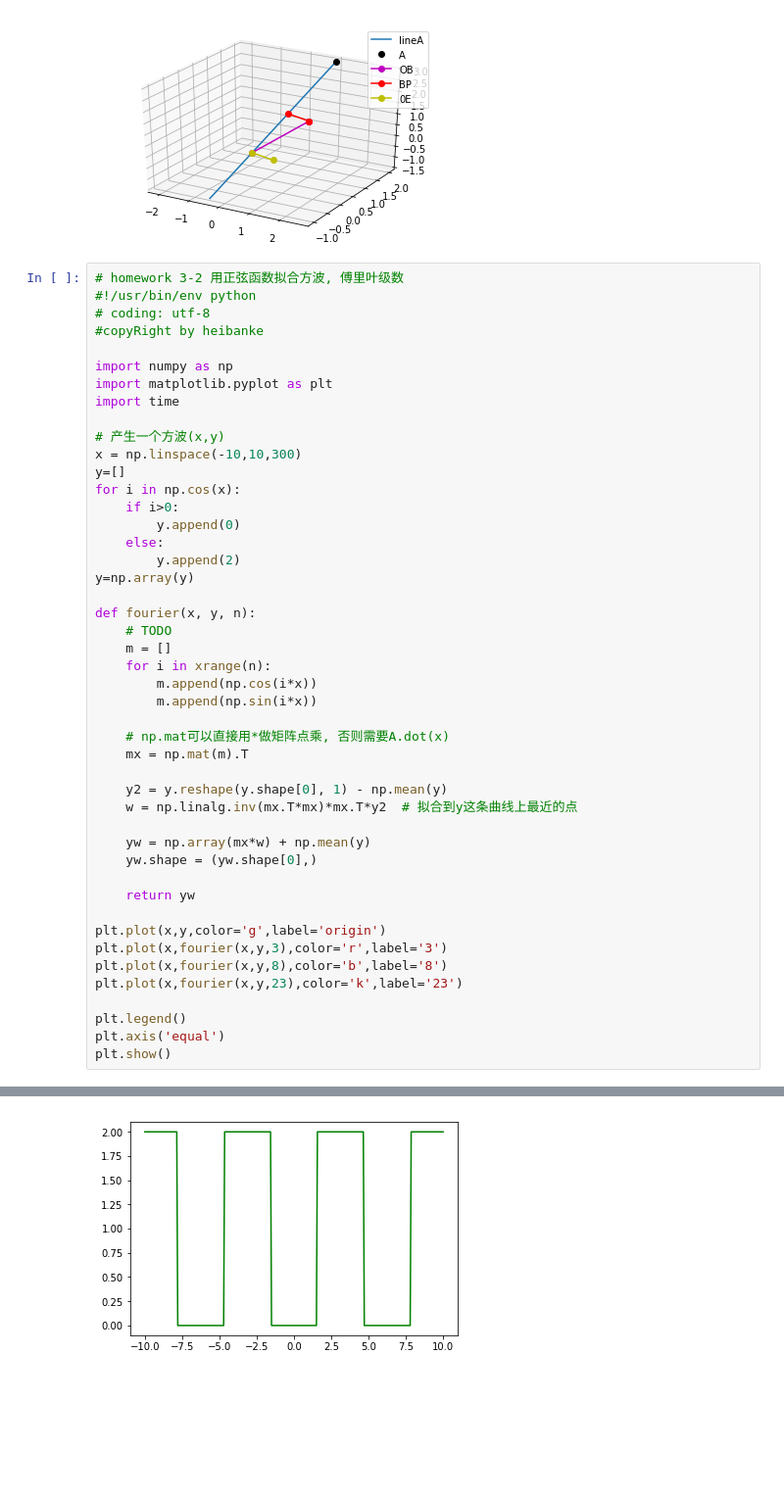
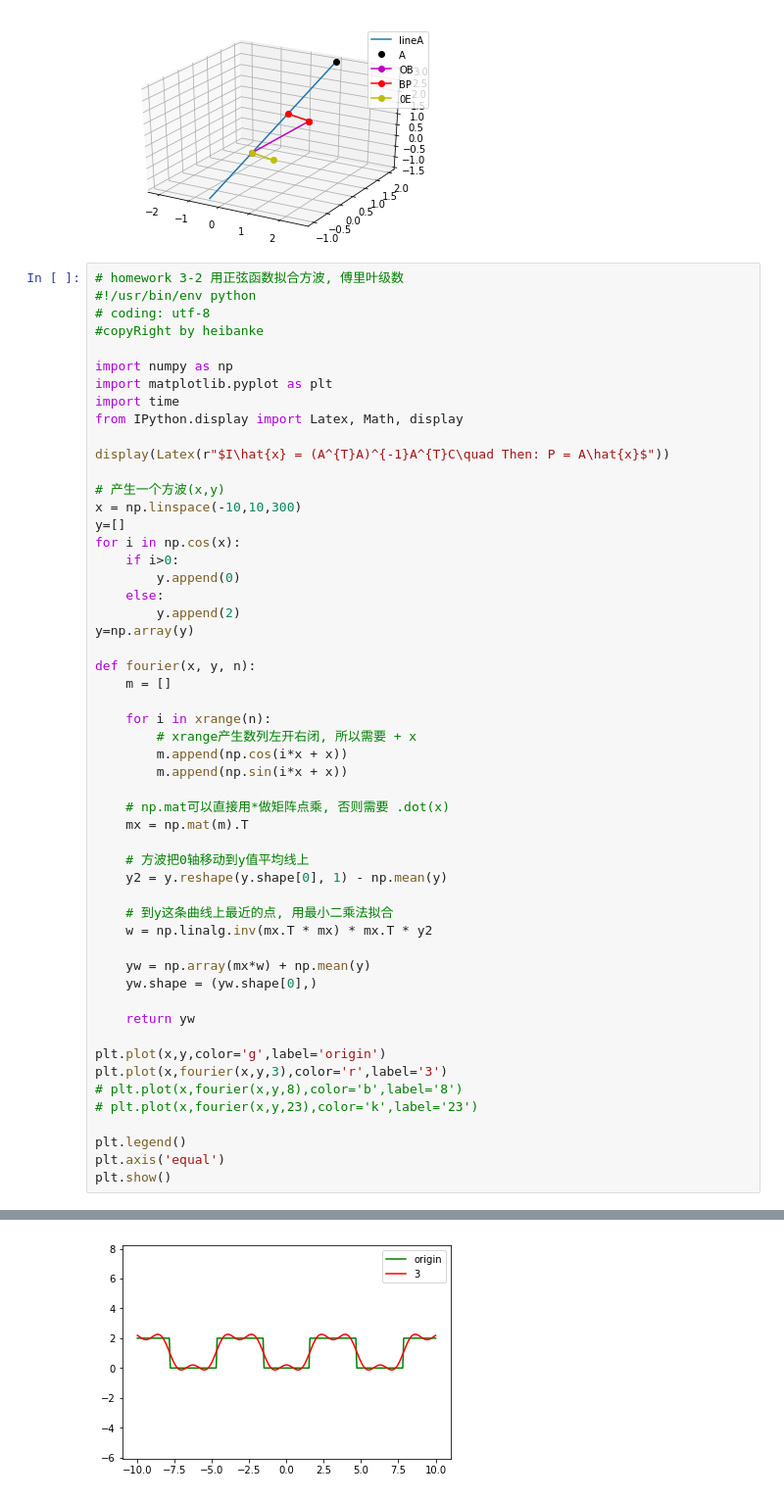
Before and after one commit to fantasy-mark/dl, a Jupyter notebook: math_base/Homework.ipynb, the cells around one changed output, grey strips where cells are left out. Shown at 98% size. Cells and saved outputs as stored; diff of their text form; blank space fills up the shorter version.

```diff
--- a/math_base/Homework.ipynb
+++ b/math_base/Homework.ipynb
@@ -52,6 +52,9 @@ plt.show()
 import numpy as np
 import matplotlib.pyplot as plt
 import time
+from IPython.display import Latex, Math, display
+
+display(Latex(r"$I\hat{x} = (A^{T}A)^{-1}A^{T}C\quad Then: P = A\hat{x}$"))
 
 # 产生一个方波(x,y)
 x = np.linspace(-10,10,300)
@@ -64,17 +67,21 @@ for i in np.cos(x):
 y=np.array(y)
 
 def fourier(x, y, n):
-    # TODO
     m = []
+
     for i in xrange(n):
-        m.append(np.cos(i*x))
-        m.append(np.sin(i*x))
+        # xrange产生数列左开右闭, 所以需要 + x
+        m.append(np.cos(i*x + x))
+        m.append(np.sin(i*x + x))
 
-    # np.mat可以直接用*做矩阵点乘, 否则需要A.dot(x)
+    # np.mat可以直接用*做矩阵点乘, 否则需要 .dot(x)
     mx = np.mat(m).T
 
+    # 方波把0轴移动到y值平均线上
     y2 = y.reshape(y.shape[0], 1) - np.mean(y)
-    w = np.linalg.inv(mx.T*mx)*mx.T*y2  # 拟合到y这条曲线上最近的点
+
+    # 到y这条曲线上最近的点, 用最小二乘法拟合
+    w = np.linalg.inv(mx.T * mx) * mx.T * y2
 
     yw = np.array(mx*w) + np.mean(y)
     yw.shape = (yw.shape[0],)
@@ -83,8 +90,8 @@ def fourier(x, y, n):
 
 plt.plot(x,y,color='g',label='origin')
 plt.plot(x,fourier(x,y,3),color='r',label='3')
-plt.plot(x,fourier(x,y,8),color='b',label='8')
-plt.plot(x,fourier(x,y,23),color='k',label='23')
+# plt.plot(x,fourier(x,y,8),color='b',label='8')
+# plt.plot(x,fourier(x,y,23),color='k',label='23')
 
 plt.legend()
 plt.axis('equal')
@@ -94 +101 @@ LinAlgError: Singular matrix
-[figure, old version]
+[figure, new version]
```
Also changed, not shown: parts of 2 cells of this notebook, 1 other file.
